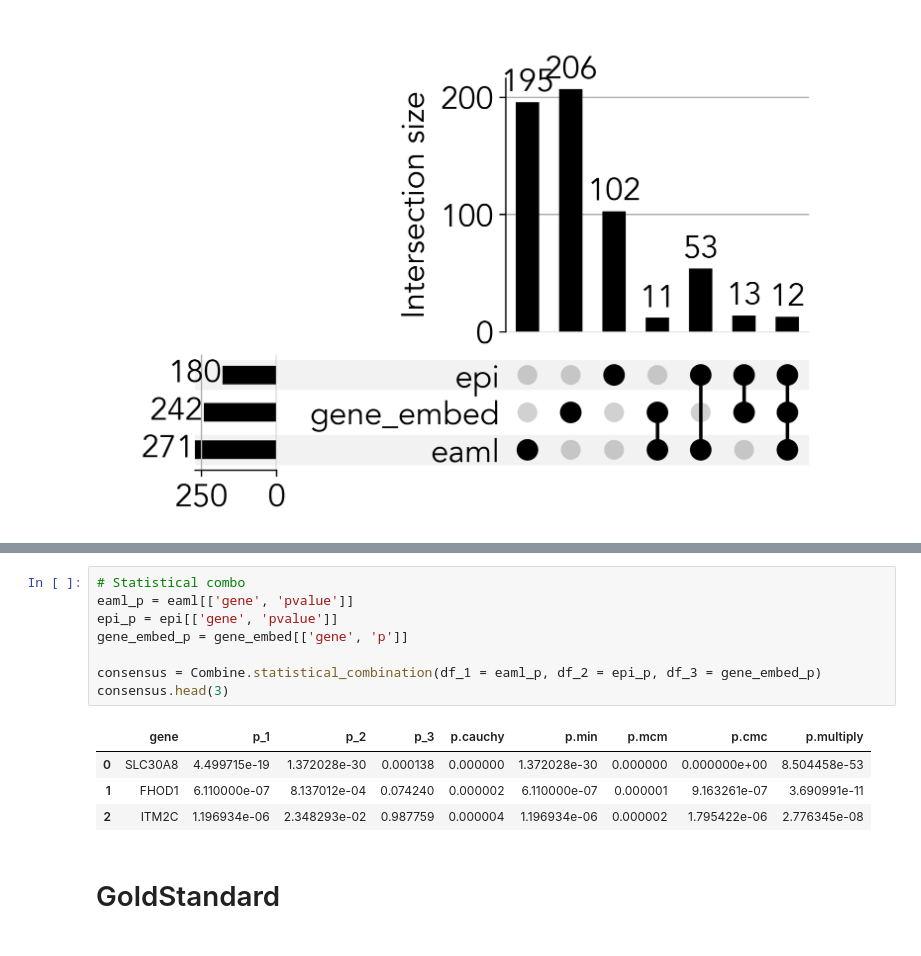
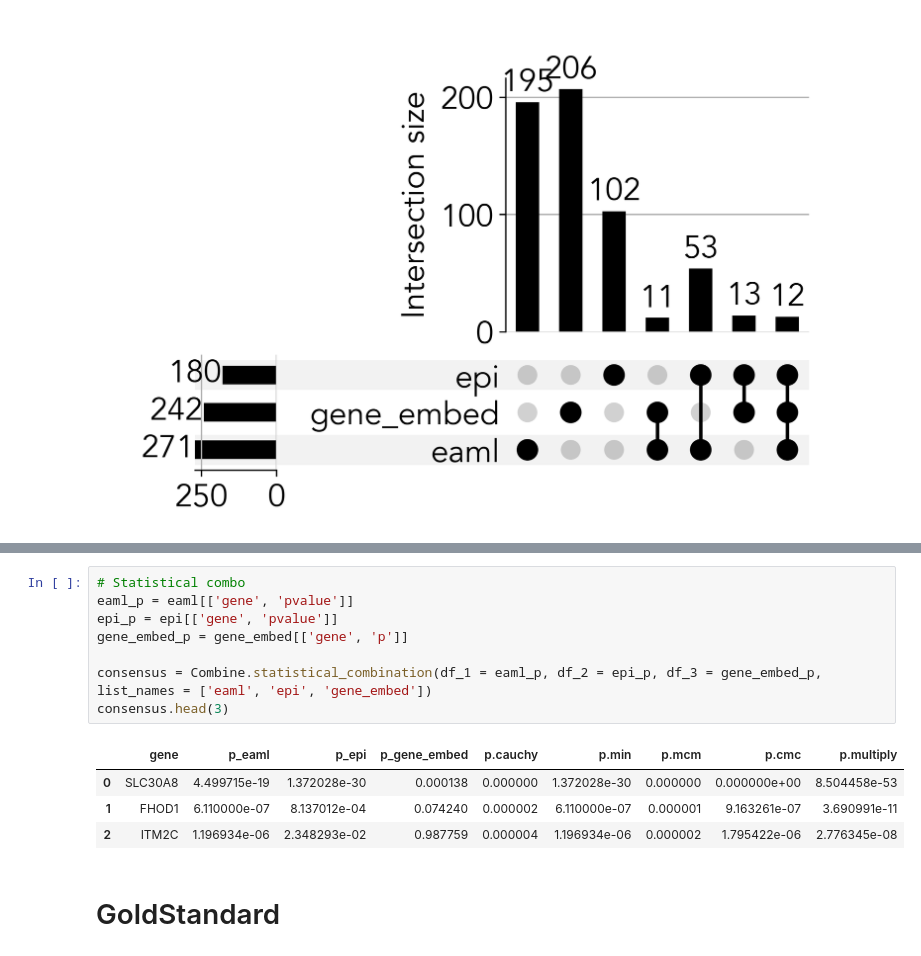
Before and after one commit to kevwilhelm95/pyCfS, a Jupyter notebook: example.ipynb, the cells around one changed output, grey strips where cells are left out. Drawn from its saved outputs; the diff is of its cells as text.

```diff
--- a/example.ipynb
+++ b/example.ipynb
@@ -69,13 +87,13 @@ FileNotFoundError: [Errno 2] No such file or directory: '/Users/Kevin/opt/anacon
 # %%
 # Statistical combo
 eaml_p = eaml[['gene', 'pvalue']]
 epi_p = epi[['gene', 'pvalue']]
 gene_embed_p = gene_embed[['gene', 'p']]
 
-consensus = Combine.statistical_combination(df_1 = eaml_p, df_2 = epi_p, df_3 = gene_embed_p)
+consensus = Combine.statistical_combination(df_1 = eaml_p, df_2 = epi_p, df_3 = gene_embed_p, list_names = ['eaml', 'epi', 'gene_embed'])
 consensus.head(3)
 # %% [output]
-|  | gene | p_1 | p_2 | p_3 | p.cauchy | p.min | p.mcm | p.cmc | p.multiply |
+|  | gene | p_eaml | p_epi | p_gene_embed | p.cauchy | p.min | p.mcm | p.cmc | p.multiply |
 | 0 | SLC30A8 | 4.499715e-19 | 1.372028e-30 | 0.000138 | 0.000000 | 1.372028e-30 | 0.000000 | 0.000000e+00 | 8.504458e-53 |
 | 1 | FHOD1 | 6.110000e-07 | 8.137012e-04 | 0.074240 | 0.000002 | 6.110000e-07 | 0.000001 | 9.163261e-07 | 3.690991e-11 |
 | 2 | ITM2C | 1.196934e-06 | 2.348293e-02 | 0.987759 | 0.000004 | 1.196934e-06 | 0.000002 | 1.795422e-06 | 2.776345e-08 |
```
Also changed, not shown: parts of 4 cells of this notebook.
